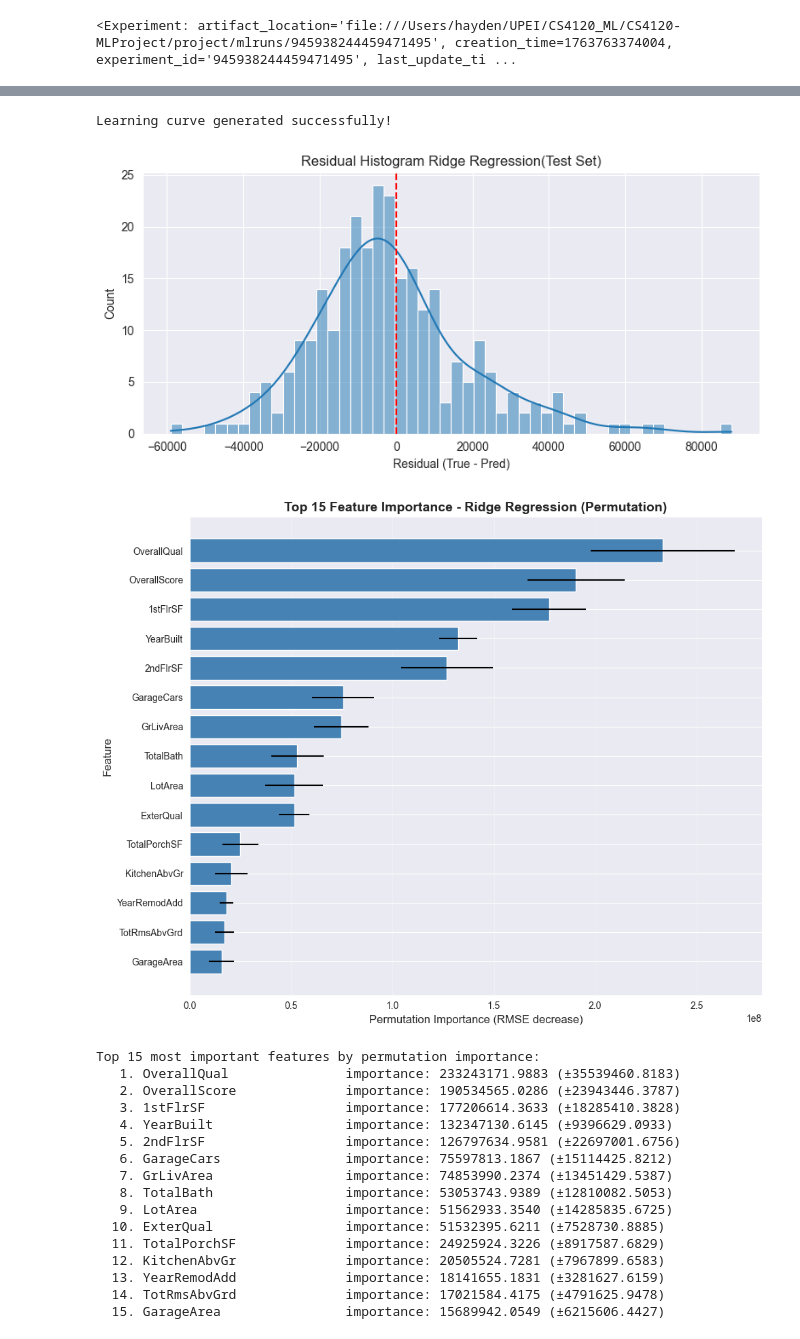
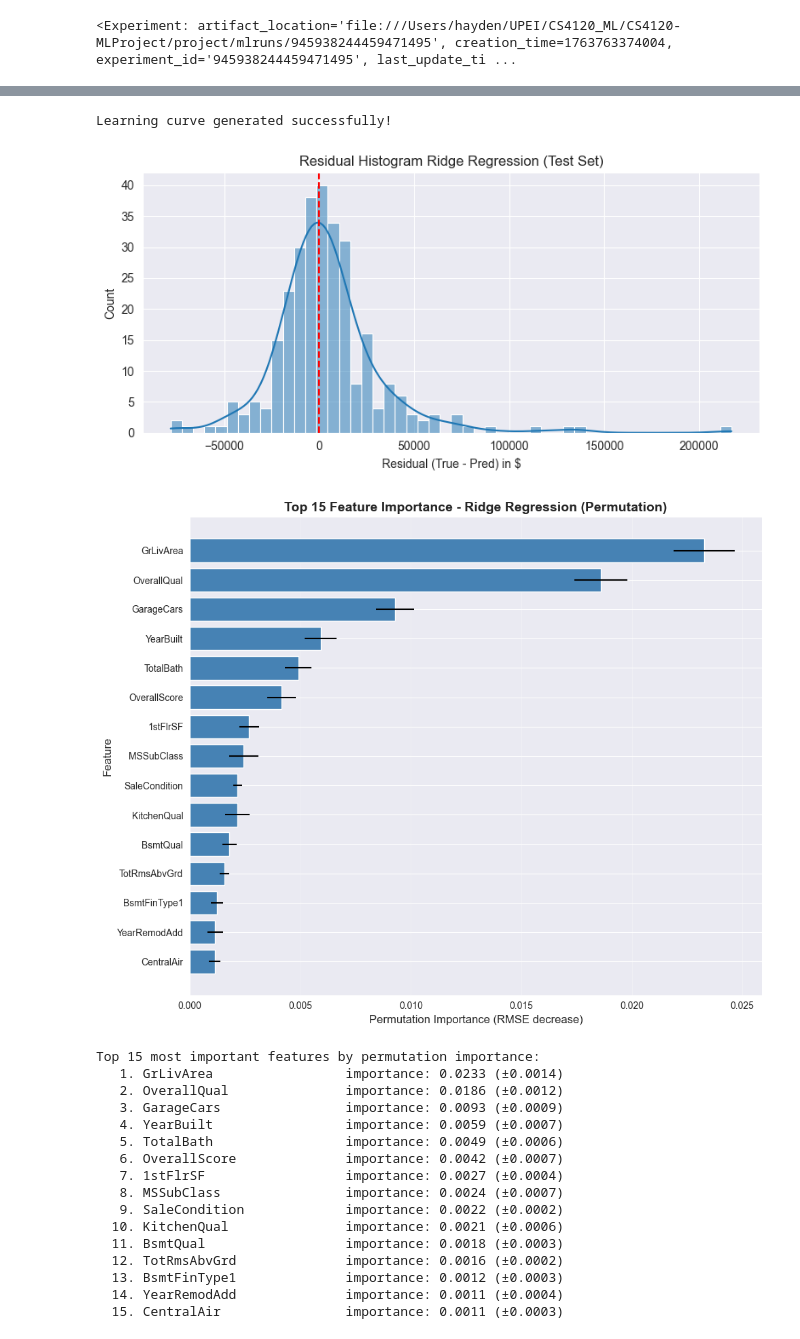
Before and after one commit to haydenpham/CS4120-MLProject, a Jupyter notebook: project/notebooks/train_regression_models.ipynb, the cells around one changed output, grey strips where cells are left out. Drawn from its saved outputs; the diff is of its cells as text; code cells hidden in the pictures.

Commit message:
Edit: tune Ridge Regression

```diff
--- a/project/notebooks/train_regression_models.ipynb
+++ b/project/notebooks/train_regression_models.ipynb
@@ -317,10 +324,13 @@ Best CV RMSE: $33,796.33
 print("\nTraining final model with best parameters...")
 best_model_lr = grid_search_lr.best_estimator_
 
-y_train_pred_lr = best_model_lr.predict(X_train)
-train_rmse_lr = np.sqrt(mean_squared_error(y_train, y_train_pred_lr))
-train_mae_lr = mean_absolute_error(y_train, y_train_pred_lr)
-train_r2_lr = r2_score(y_train, y_train_pred_lr)
+y_train_pred_log_lr = best_model_lr.predict(X_train)
+y_train_pred_lr = np.expm1(y_train_pred_log_lr)
+y_train_actual = np.expm1(y_train)
+
+train_rmse_lr = np.sqrt(mean_squared_error(y_train_actual, y_train_pred_lr))
+train_mae_lr = mean_absolute_error(y_train_actual, y_train_pred_lr)
+train_r2_lr = r2_score(y_train_actual, y_train_pred_lr)
 
 print(f"\nTraining Performance:")
 print(f"  RMSE: ${train_rmse_lr:,.2f}")
@@ -357,10 +367,12 @@ Training Performance:
 # %%
 # Step 7: Ridge Regression, Test on test set and report
 print("\nEvaluating on test set...")
-y_test_pred_lr = best_model_lr.predict(X_test)
-test_rmse_lr = np.sqrt(mean_squared_error(y_test, y_test_pred_lr))
-test_mae_lr = mean_absolute_error(y_test, y_test_pred_lr)
-test_r2_lr = r2_score(y_test, y_test_pred_lr)
+y_test_pred_log = best_model_lr.predict(X_test)
+y_test_pred = np.expm1(y_test_pred_log)
+y_test_actual = np.expm1(y_test)
+test_rmse_lr = np.sqrt(mean_squared_error(y_test_actual, y_test_pred))
+test_mae_lr = mean_absolute_error(y_test_actual, y_test_pred)
+test_r2_lr = r2_score(y_test_actual, y_test_pred)
 
 print("\n" + "="*50)
 print("TEST SET PERFORMANCE")
@@ -368,7 +380,6 @@ print("="*50)
 print(f"  RMSE: ${test_rmse_lr:,.2f}")
 print(f"  R² Score: {test_r2_lr:.4f}")
 print(f"  Mean Absolute Error: ${test_mae_lr:,.2f}")
-print(f"  Median Absolute Error: ${np.median(np.abs(y_test - y_test_pred_lr)):,.2f}")
 # %% [output]
 Evaluating on test set...
 
@@ -431,15 +444,16 @@ train_sizes, train_scores, val_scores = learning_curve(
     random_state=42
 )
 
-# Convert to RMSE
 train_rmse_scores = np.sqrt(-train_scores)
 val_rmse_scores = np.sqrt(-val_scores)
+mean_log_y = np.mean(y_train)
+train_rmse_dollars = np.exp(mean_log_y) * train_rmse_scores
+val_rmse_dollars = np.exp(mean_log_y) * val_rmse_scores
 
-# Calculate mean and std
-train_rmse_mean = np.mean(train_rmse_scores, axis=1)
-train_rmse_std = np.std(train_rmse_scores, axis=1)
-val_rmse_mean = np.mean(val_rmse_scores, axis=1)
-val_rmse_std = np.std(val_rmse_scores, axis=1)
+train_rmse_mean = np.mean(train_rmse_dollars, axis=1)
+train_rmse_std = np.std(train_rmse_dollars, axis=1)
+val_rmse_mean = np.mean(val_rmse_dollars, axis=1)
+val_rmse_std = np.std(val_rmse_dollars, axis=1)
 
 # Plot learning curve
 plt.figure(figsize=(10, 6))
@@ -469,12 +483,15 @@ print("\nLearning curve generated successfully!")
 #Linear Regression Visualizations
 
 # Residual histogram
-residuals = y_test - y_test_pred_lr
+y_test_actual = np.expm1(y_test)
+y_test_pred_actual = np.expm1(y_test_pred_log)
+residuals = y_test_actual - y_test_pred_actual
+
 plt.figure(figsize=(8,4))
 sns.histplot(residuals, bins=50, kde=True, color='C0')
 plt.axvline(0, color='red', linestyle='--')
-plt.xlabel('Residual (True - Pred)')
-plt.title('Residual Histogram Ridge Regression(Test Set)')
+plt.xlabel('Residual (True - Pred) in $')
+plt.title('Residual Histogram Ridge Regression (Test Set)')
 plt.tight_layout()
 mlflow.log_figure(plt.gcf(), 'lr_residual_histogram.png')
 plt.show()
@@ -523,22 +540,22 @@ Generating learning curve...
 Learning curve generated successfully!
-[figure, old version]
+[figure, new version]
-[figure, old version]
+[figure, new version]
 Top 15 most important features by permutation importance:
-   1. OverallQual               importance: 233243171.9883 (±35539460.8183)
-   2. OverallScore              importance: 190534565.0286 (±23943446.3787)
-   3. 1stFlrSF                  importance: 177206614.3633 (±18285410.3828)
-   4. YearBuilt                 importance: 132347130.6145 (±9396629.0933)
-   5. 2ndFlrSF                  importance: 126797634.9581 (±22697001.6756)
-   6. GarageCars                importance: 75597813.1867 (±15114425.8212)
-   7. GrLivArea                 importance: 74853990.2374 (±13451429.5387)
-   8. TotalBath                 importance: 53053743.9389 (±12810082.5053)
-   9. LotArea                   importance: 51562933.3540 (±14285835.6725)
-  10. ExterQual                 importance: 51532395.6211 (±7528730.8885)
-  11. TotalPorchSF              importance: 24925924.3226 (±8917587.6829)
-  12. KitchenAbvGr              importance: 20505524.7281 (±7967899.6583)
-  13. YearRemodAdd              importance: 18141655.1831 (±3281627.6159)
-  14. TotRmsAbvGrd              importance: 17021584.4175 (±4791625.9478)
-  15. GarageArea                importance: 15689942.0549 (±6215606.4427)
+   1. GrLivArea                 importance: 0.0233 (±0.0014)
+   2. OverallQual               importance: 0.0186 (±0.0012)
+   3. GarageCars                importance: 0.0093 (±0.0009)
+   4. YearBuilt                 importance: 0.0059 (±0.0007)
+   5. TotalBath                 importance: 0.0049 (±0.0006)
+   6. OverallScore              importance: 0.0042 (±0.0007)
+   7. 1stFlrSF                  importance: 0.0027 (±0.0004)
+   8. MSSubClass                importance: 0.0024 (±0.0007)
+   9. SaleCondition             importance: 0.0022 (±0.0002)
+  10. KitchenQual               importance: 0.0021 (±0.0006)
+  11. BsmtQual                  importance: 0.0018 (±0.0003)
+  12. TotRmsAbvGrd              importance: 0.0016 (±0.0002)
+  13. BsmtFinType1              importance: 0.0012 (±0.0003)
+  14. YearRemodAdd              importance: 0.0011 (±0.0004)
+  15. CentralAir                importance: 0.0011 (±0.0003)
 # %%
 with mlflow.start_run(run_name="Decision Tree Regressor"):
     mlflow.log_param("model_type", "DecisionTreeRegressor")
```
Also changed, not shown: parts of 12 cells of this notebook, 2 other files.
